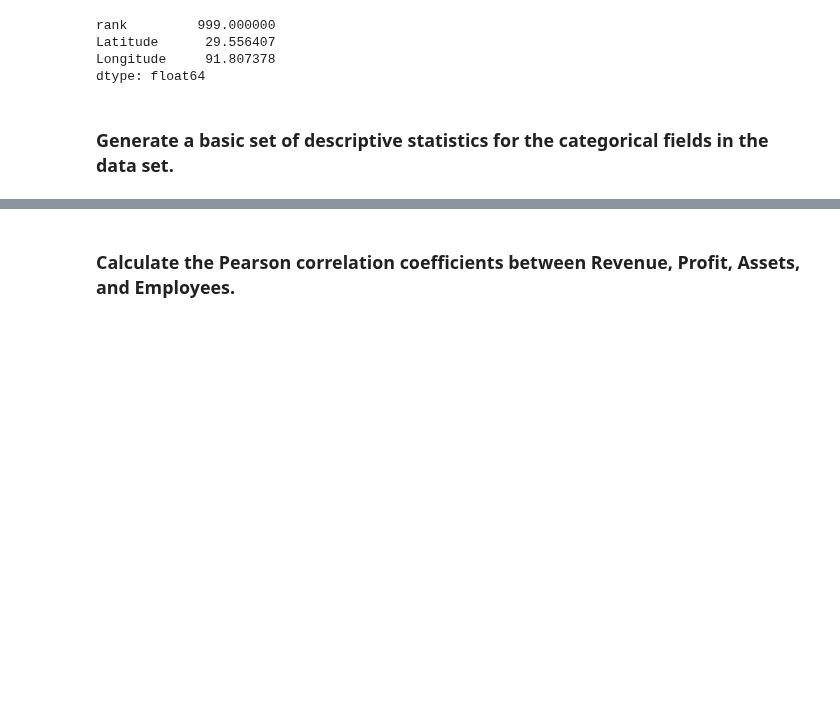
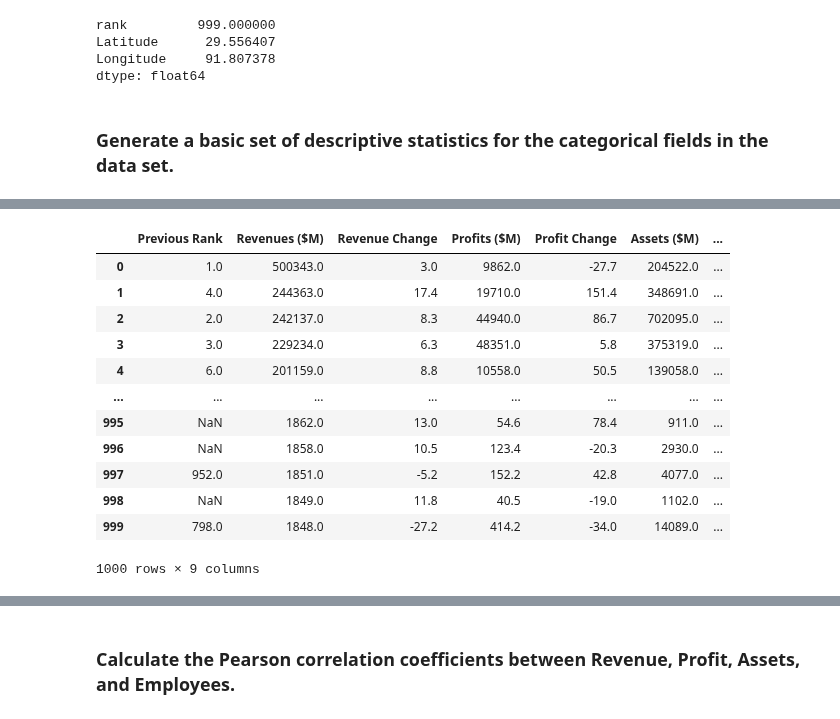
Before and after one commit to DJGump/module-work-DSI06, a Jupyter notebook: Class Assignments and Pair work/Dillan_Gump_Day_3_Lecture_2_Assignment.ipynb, the cells around one changed output, grey strips where cells are left out. Cells and saved outputs as stored; diff of their text form; code cells hidden in the pictures; blank space fills up the shorter version.

```diff
--- a/Class Assignments and Pair work/Dillan_Gump_Day_3_Lecture_2_Assignment.ipynb
+++ b/Class Assignments and Pair work/Dillan_Gump_Day_3_Lecture_2_Assignment.ipynb
@@ -94,17 +95,20 @@ categorical.head()
 # %%
 def col_to_num(string_df):
   for col_name in string_df:
-      # string_df.replace(to_replace="\$", value="", regex=True)
-      # string_df.replace(to_replace="\,", value="", regex=True)
-      # string_df.replace(to_replace="\%", value="", regex=True)
-      # string_df.replace(to_replace="\.", value="", regex=True)
+#     string_df.replace(to_replace="\$", value="", regex=True)
+#     string_df.replace(to_replace="\,", value="", regex=True)
+#     string_df.replace(to_replace="\%", value="", regex=True)
+#     string_df.replace(to_replace="\.", value="", regex=True)
 
 
-    string_df[col_name] = string_df[col_name].str.replace('$', '')
-    string_df[col_name] = string_df[col_name].str.replace(',', '')
-    string_df[col_name] = string_df[col_name].str.replace('%', '')
-    #string_df[col_name] = string_df[col_name].str.replace('.', '')
-    string_df[col_name] = string_df[col_name].str.replace('-', '')
+
+
+    string_df[col_name] = string_df[col_name].str.replace('$', '',regex=False)
+    string_df[col_name] = string_df[col_name].str.replace(',', '', regex=False)
+    string_df[col_name] = string_df[col_name].str.replace('%', '', regex=False)
+    #string_df[col_name] = string_df[col_name].str.replace('.', '', regex=False)
+    #string_df[col_name] = string_df[col_name].str.replace('-', '', regex=False)
+    #string_conv = string_df.replace({"$": "", ",": "", "%": ""}, regex=True)
 
     string_df[col_name] = pd.to_numeric(string_df[col_name])
   return string_df
@@ -134,3 +136,20 @@ See the caveats in the documentation: https://pandas.pydata.org/pandas-docs/stab
+# %%
+cat_num = categorical.loc[:,['Previous Rank', 'Revenues ($M)', 'Revenue Change', 'Profits ($M)', 'Profit Change', 'Assets ($M)', 'Mkt Value as of 3/29/18 ($M)', 'Employees', 'Years on Fortune 500 List']]
+col_to_num(cat_num)
+# %% [output]
+|  | Previous Rank | Revenues ($M) | Revenue Change | Profits ($M) | Profit Change | Assets ($M) | ... |
+| 0 | 1.0 | 500343.0 | 3.0 | 9862.0 | -27.7 | 204522.0 | ... |
+| 1 | 4.0 | 244363.0 | 17.4 | 19710.0 | 151.4 | 348691.0 | ... |
+| 2 | 2.0 | 242137.0 | 8.3 | 44940.0 | 86.7 | 702095.0 | ... |
+| 3 | 3.0 | 229234.0 | 6.3 | 48351.0 | 5.8 | 375319.0 | ... |
+| 4 | 6.0 | 201159.0 | 8.8 | 10558.0 | 50.5 | 139058.0 | ... |
+| ... | ... | ... | ... | ... | ... | ... | ... |
+| 995 | NaN | 1862.0 | 13.0 | 54.6 | 78.4 | 911.0 | ... |
+| 996 | NaN | 1858.0 | 10.5 | 123.4 | -20.3 | 2930.0 | ... |
+| 997 | 952.0 | 1851.0 | -5.2 | 152.2 | 42.8 | 4077.0 | ... |
+| 998 | NaN | 1849.0 | 11.8 | 40.5 | -19.0 | 1102.0 | ... |
+| 999 | 798.0 | 1848.0 | -27.2 | 414.2 | -34.0 | 14089.0 | ... |
+1000 rows × 9 columns
 # %%
 # cat_num.info()
 #print(cat_num.info())
```
Also changed, not shown: parts of 13 cells of this notebook, 2 other files.
